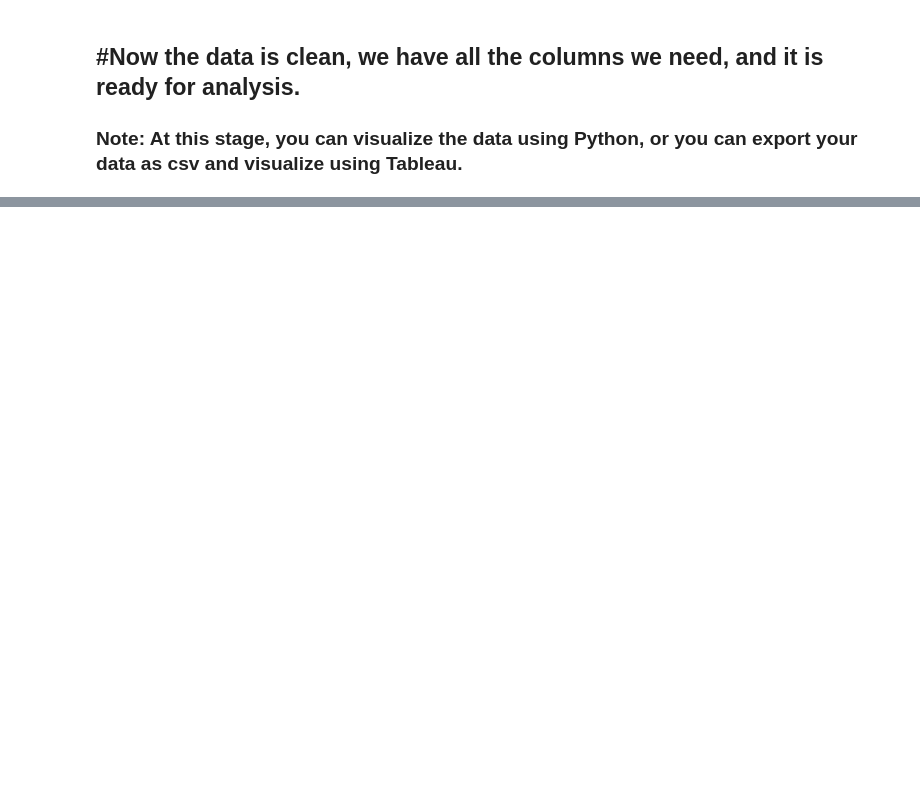
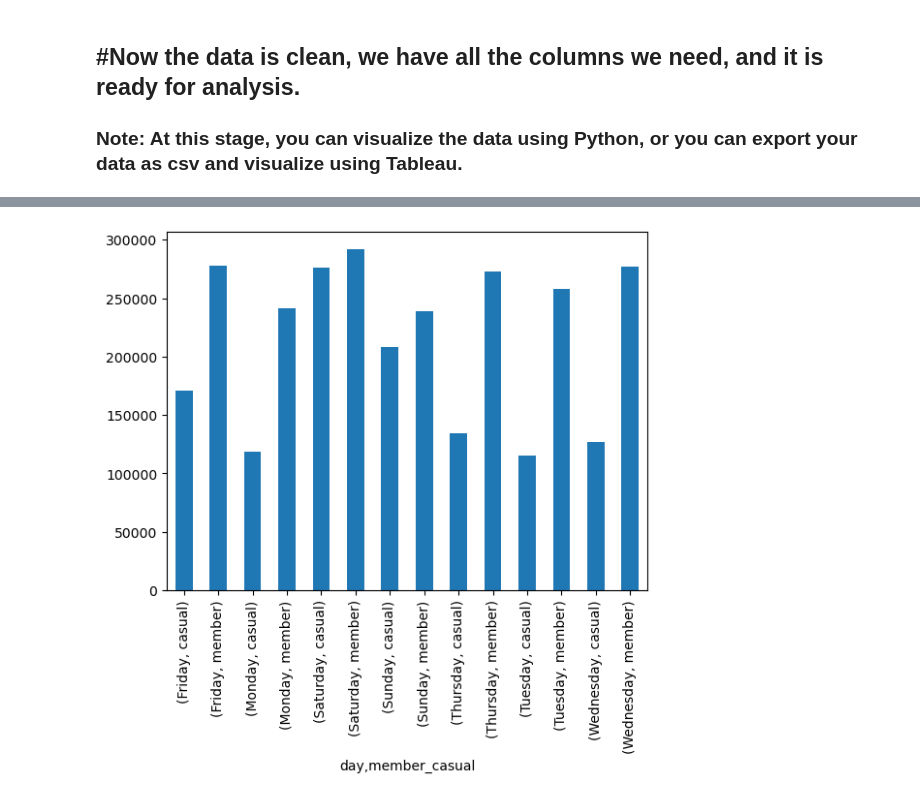
Before and after one commit to VMuange/Cyclistic-Project-with-Python, a Jupyter notebook: Cyclistic Bikeshare with Python.ipynb, the cells around one changed output, grey strips where cells are left out. Drawn from its saved outputs; the diff is of its cells as text; code cells hidden in the pictures; blank space fills up the shorter version.

Commit message:
Continued analysis and visualization.

```diff
--- a/Cyclistic Bikeshare with Python.ipynb
+++ b/Cyclistic Bikeshare with Python.ipynb
@@ -243 +297,6 @@ Viz_2
+# %%
+# Plot a line graph to show relationship
+lines = Viz_2.plot.bar()
+# %% [output]
+[figure, added]
 # %%
```
Also changed, not shown: parts of 21 cells of this notebook.
